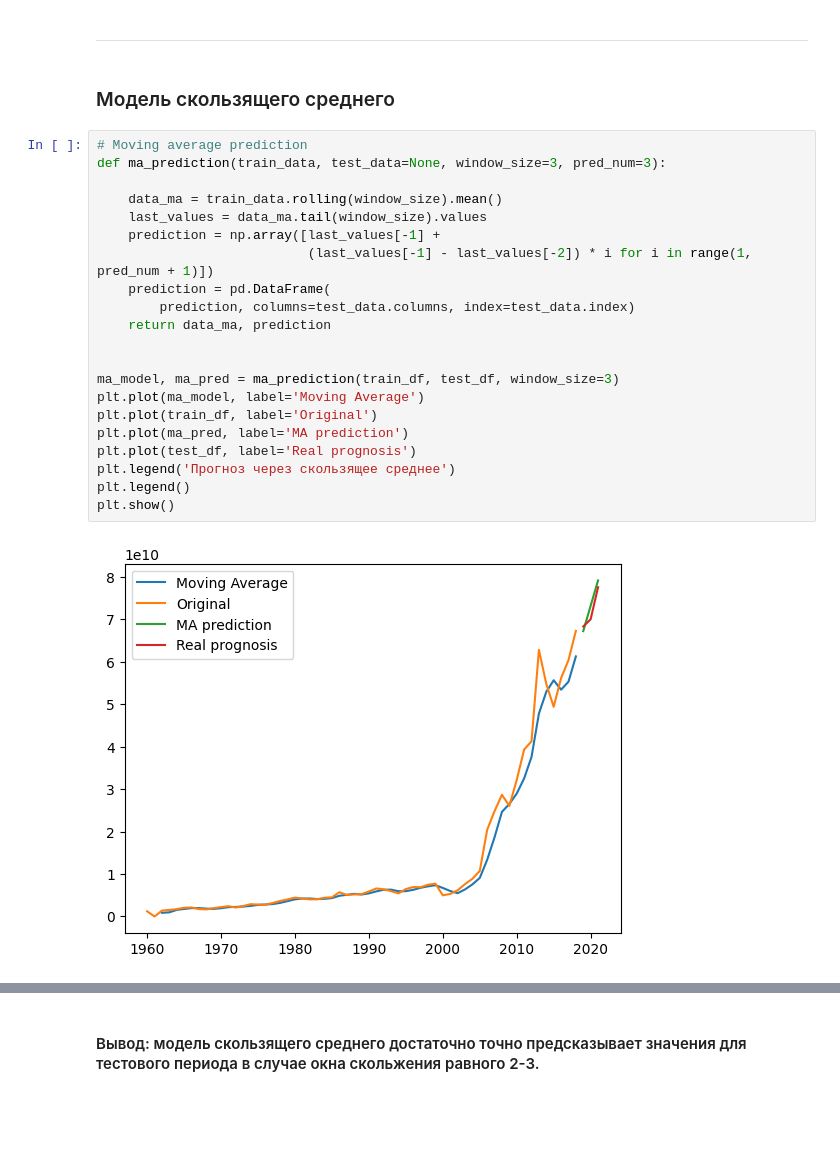
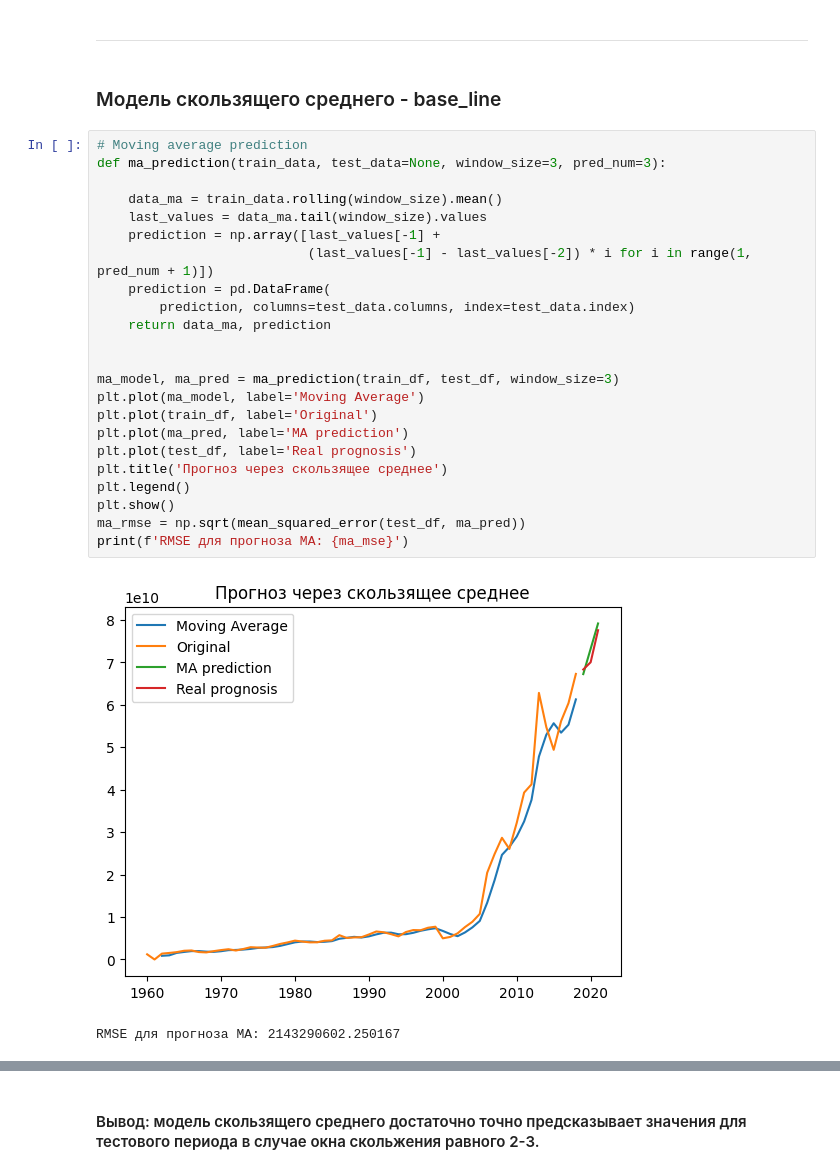
Before and after one commit to hotdonkey/data_science, a Jupyter notebook: PET_PROJECTS/Ghana_GDP.ipynb, the cells around one changed output, grey strips where cells are left out. Drawn from its saved outputs; the diff is of its cells as text; blank space fills up the shorter version.

```diff
--- a/PET_PROJECTS/Ghana_GDP.ipynb
+++ b/PET_PROJECTS/Ghana_GDP.ipynb
@@ -55,27 +62,30 @@ test_df = df[-3:]
 # %% [markdown]
 ---
 # %% [markdown]
-### Модель скользящего среднего
+### Модель скользящего среднего - base_line
 # %%
 # Moving average prediction
 def ma_prediction(train_data, test_data=None, window_size=3, pred_num=3):
 
     data_ma = train_data.rolling(window_size).mean()
     last_values = data_ma.tail(window_size).values
     prediction = np.array([last_values[-1] +
                            (last_values[-1] - last_values[-2]) * i for i in range(1, pred_num + 1)])
     prediction = pd.DataFrame(
         prediction, columns=test_data.columns, index=test_data.index)
     return data_ma, prediction
 
 
 ma_model, ma_pred = ma_prediction(train_df, test_df, window_size=3)
 plt.plot(ma_model, label='Moving Average')
 plt.plot(train_df, label='Original')
 plt.plot(ma_pred, label='MA prediction')
 plt.plot(test_df, label='Real prognosis')
-plt.legend('Прогноз через скользящее среднее')
+plt.title('Прогноз через скользящее среднее')
 plt.legend()
 plt.show()
+ma_rmse = np.sqrt(mean_squared_error(test_df, ma_pred))
+print(f'RMSE для прогноза MA: {ma_mse}')
 # %% [output]
-[figure, old version]
+[figure, new version]
+RMSE для прогноза MA: 2143290602.250167
```
Also changed, not shown: parts of 31 cells of this notebook.
